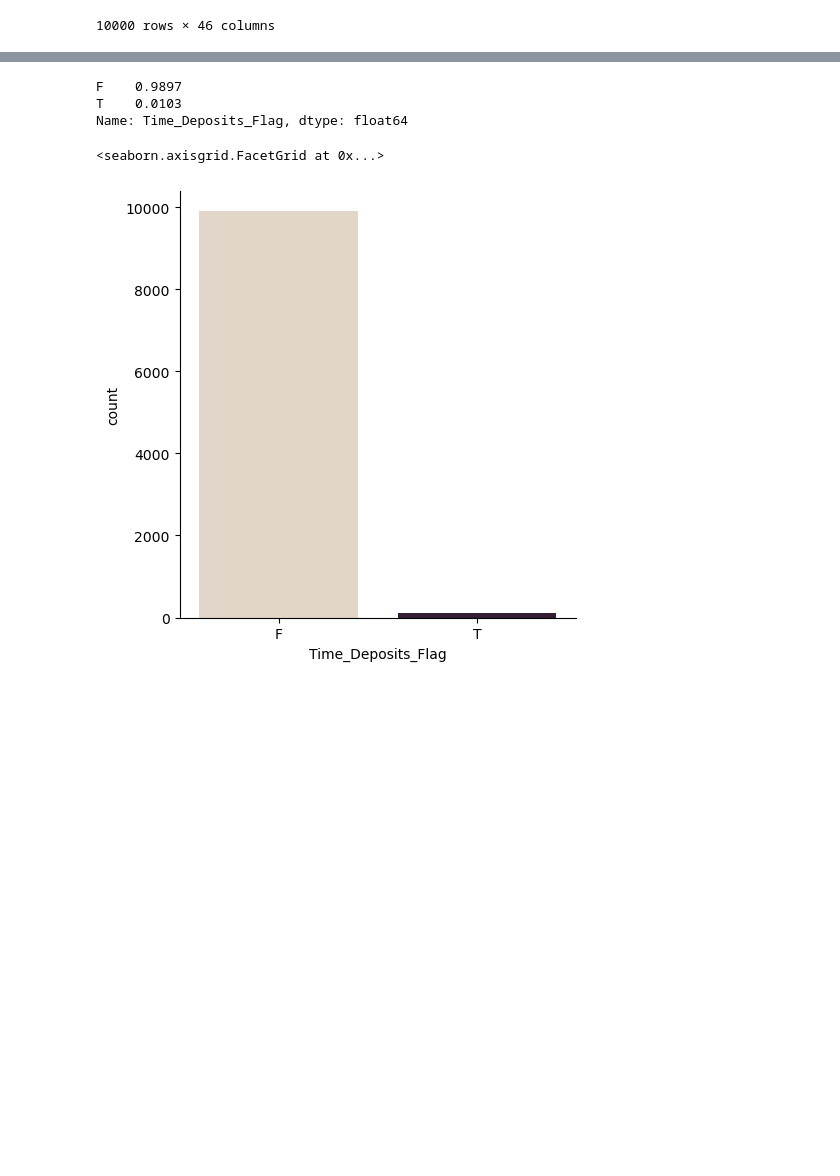
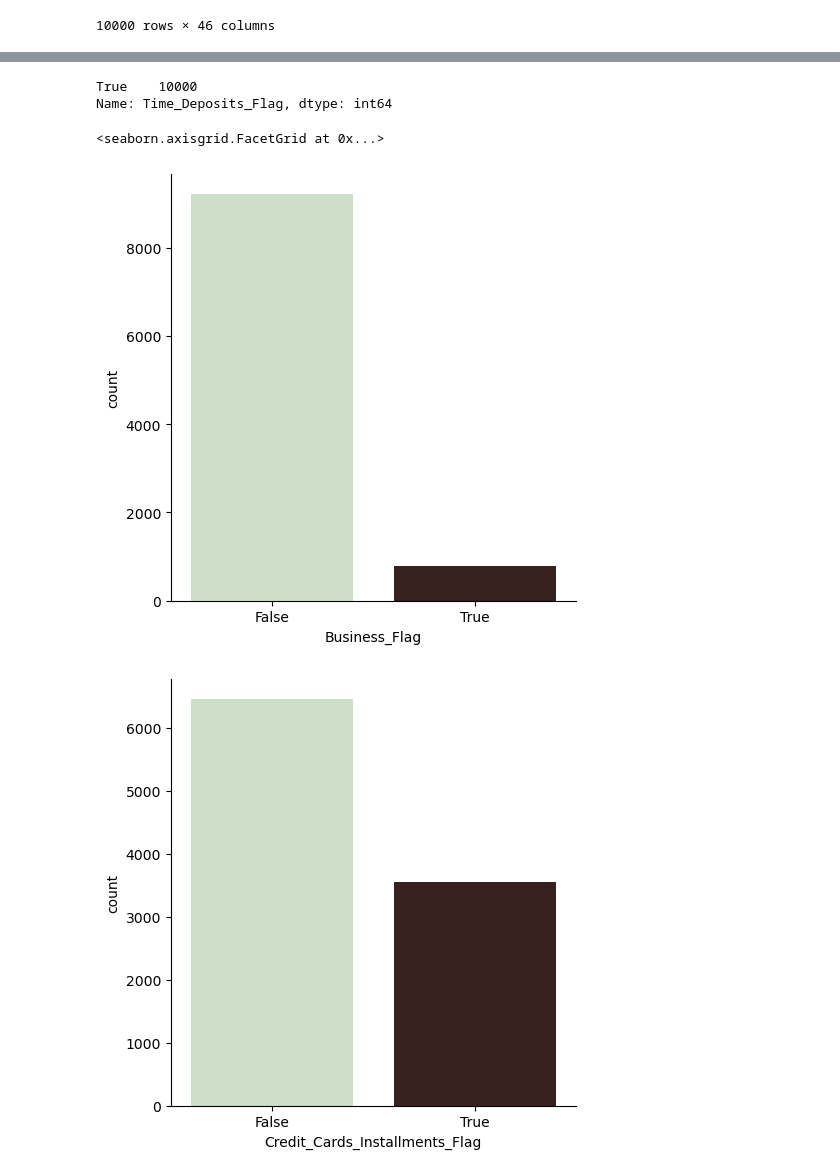
Before and after one commit to Doll03/4IZ480, a Jupyter notebook: Code/notebook.ipynb, the cells around one changed output, grey strips where cells are left out. Saved outputs shown, nothing was run; the diff lists cells and outputs as text; code cells hidden in the pictures; blank space fills up the shorter version.

```diff
--- a/Code/notebook.ipynb
+++ b/Code/notebook.ipynb
@@ -49,14 +24,8 @@ memory usage: 3.5+ MB
-# %%
-
-print(dataset['Time_Deposits_Flag'].value_counts(normalize = True))
-
-sns.catplot(data = dataset, x = "Time_Deposits_Flag", kind = "count", palette = "ch:.25")
-# %% [output]
-F    0.9897
-T    0.0103
-Name: Time_Deposits_Flag, dtype: float64
-<seaborn.axisgrid.FacetGrid at 0x...>
-[figure, removed]
+# %%
+dataset.Time_Deposits_Flag.value_counts()
+# %% [output]
+True    10000
+Name: Time_Deposits_Flag, dtype: int64
 # %%
 dataset["Customer_ID"] = dataset["Customer_ID"].astype("object")
 dataset["Birth_Date"] = dataset["Birth_Date"].astype("datetime64")
@@ -90,5 +59,9 @@ dataset["Withdrawl_Trans_Flag"] = [True if i > 0 else False for i in dataset['Wi
 #Creating variable Age
 dataset['Age'] = dataset['Ref_Date'].dt.year - dataset['Birth_Date'].dt.year
 # %%
-sns.catplot(data = dataset, x = "Business_Flag", kind = "count", palette = "ch:.25")
-sns.catplot(data = dataset, x = "Credit_Cards_Installments_Flag", kind = "count", palette = "ch:.25")
+sns.catplot(data = dataset, x = "Business_Flag", kind = "count", palette = "ch:.79")
+sns.catplot(data = dataset, x = "Credit_Cards_Installments_Flag", kind = "count", palette = "ch:.79")
+# %% [output]
+<seaborn.axisgrid.FacetGrid at 0x...>
+[figure, added]
+[figure, added]
```
Also changed, not shown: parts of 3 cells of this notebook.
